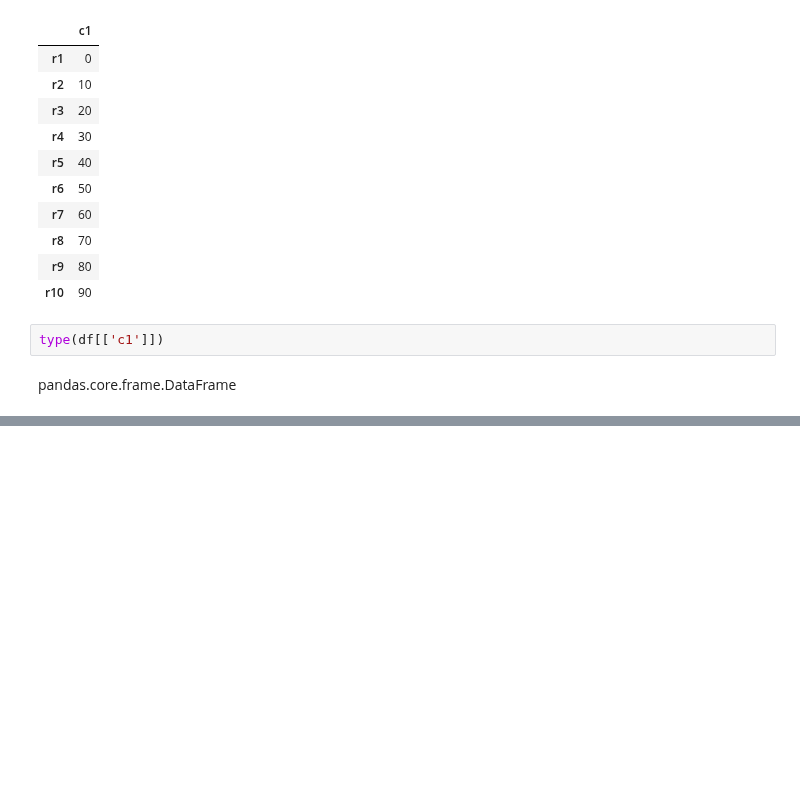
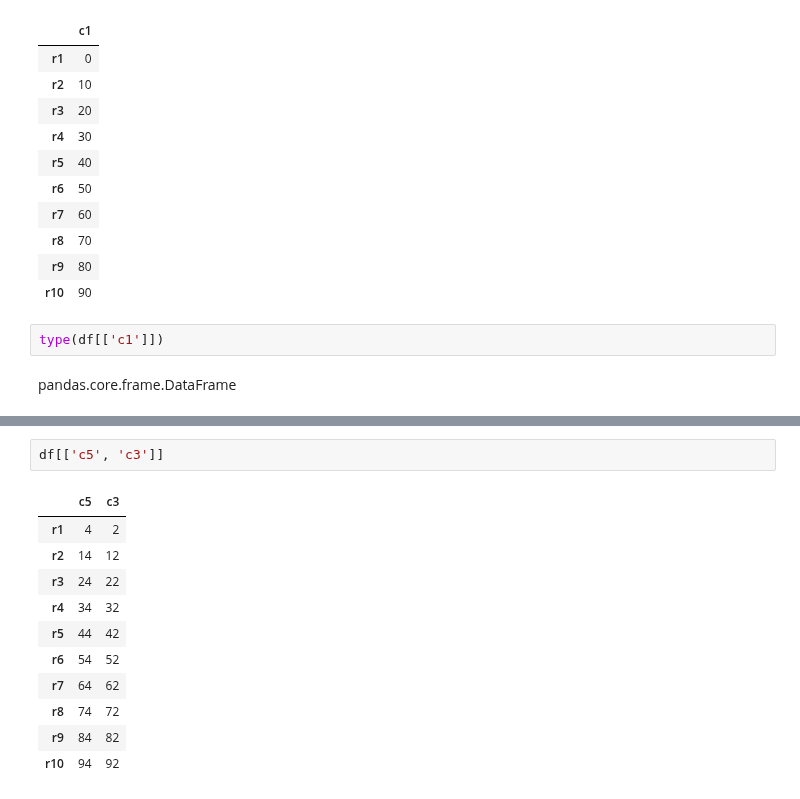
Before and after one commit to RaisulislamRimon/data-science-notes, a Jupyter notebook: module_5/module_5_class/class_2/1_panda.ipynb, the cells around one changed output, grey strips where cells are left out. Cells and saved outputs as stored; diff of their text form; blank space fills up the shorter version.

```diff
--- a/module_5/module_5_class/class_2/1_panda.ipynb
+++ b/module_5/module_5_class/class_2/1_panda.ipynb
@@ -198,0 +227,14 @@ pandas.core.frame.DataFrame
+# %%
+df[['c5', 'c3']]
+# %% [output]
+|  | c5 | c3 |
+| r1 | 4 | 2 |
+| r2 | 14 | 12 |
+| r3 | 24 | 22 |
+| r4 | 34 | 32 |
+| r5 | 44 | 42 |
+| r6 | 54 | 52 |
+| r7 | 64 | 62 |
+| r8 | 74 | 72 |
+| r9 | 84 | 82 |
+| r10 | 94 | 92 |
```
Also changed, not shown: parts of 5 cells of this notebook.
